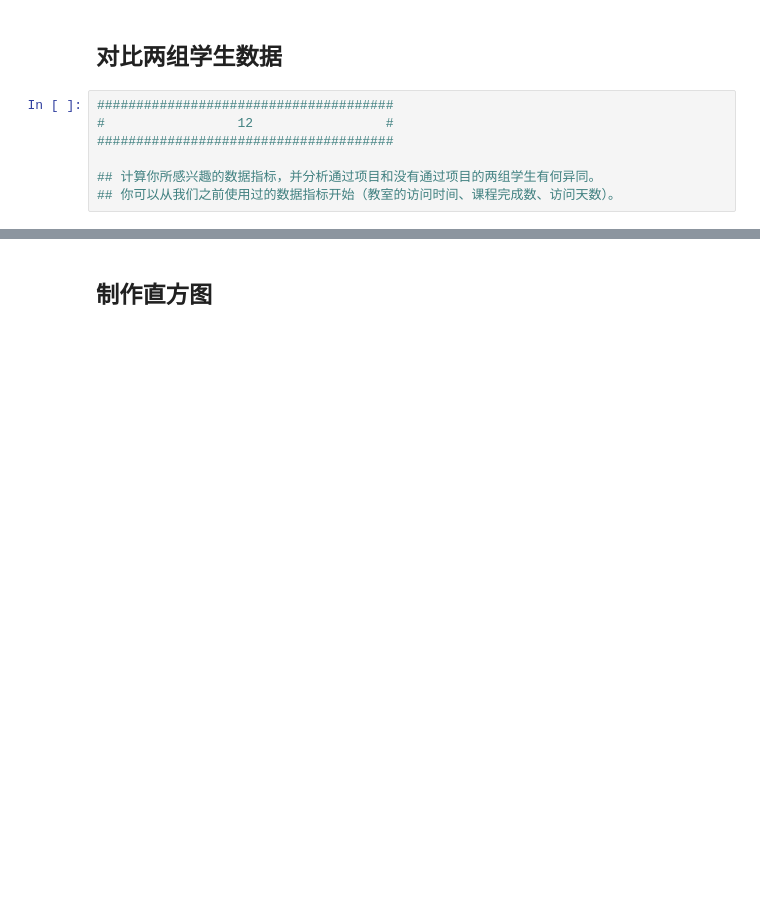
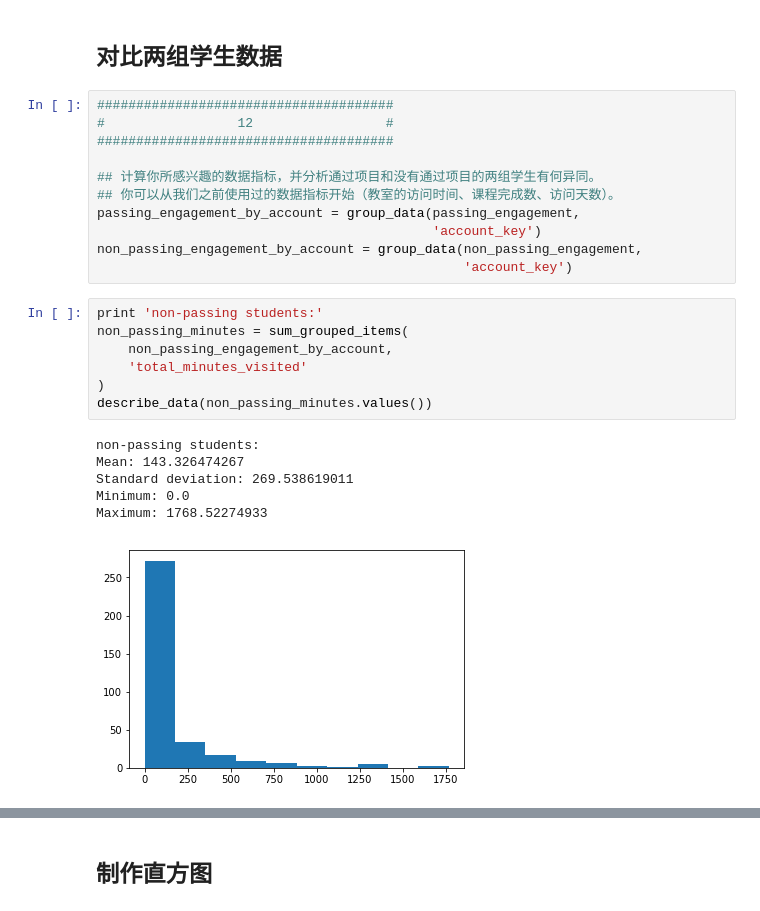
Before and after one commit to liuxiaozhu/data-analysis, a Jupyter notebook: l1-starter-code-zh-cn.ipynb, the cells around one changed output, grey strips where cells are left out. Saved outputs shown, nothing was run; the diff lists cells and outputs as text; blank space fills up the shorter version.

```diff
--- a/l1-starter-code-zh-cn.ipynb
+++ b/l1-starter-code-zh-cn.ipynb
@@ -386,3 +471,21 @@ non_passing_engagement =
 
 ## 计算你所感兴趣的数据指标，并分析通过项目和没有通过项目的两组学生有何异同。
 ## 你可以从我们之前使用过的数据指标开始（教室的访问时间、课程完成数、访问天数）。
+passing_engagement_by_account = group_data(passing_engagement,
+                                           'account_key')
+non_passing_engagement_by_account = group_data(non_passing_engagement,
+                                               'account_key')
+# %%
+print 'non-passing students:'
+non_passing_minutes = sum_grouped_items(
+    non_passing_engagement_by_account,
+    'total_minutes_visited'
+)
+describe_data(non_passing_minutes.values())
+# %% [output]
+non-passing students:
+Mean: 143.326474267
+Standard deviation: 269.538619011
+Minimum: 0.0
+Maximum: 1768.52274933
+[figure, added]
```
Also changed, not shown: parts of 15 cells of this notebook.
